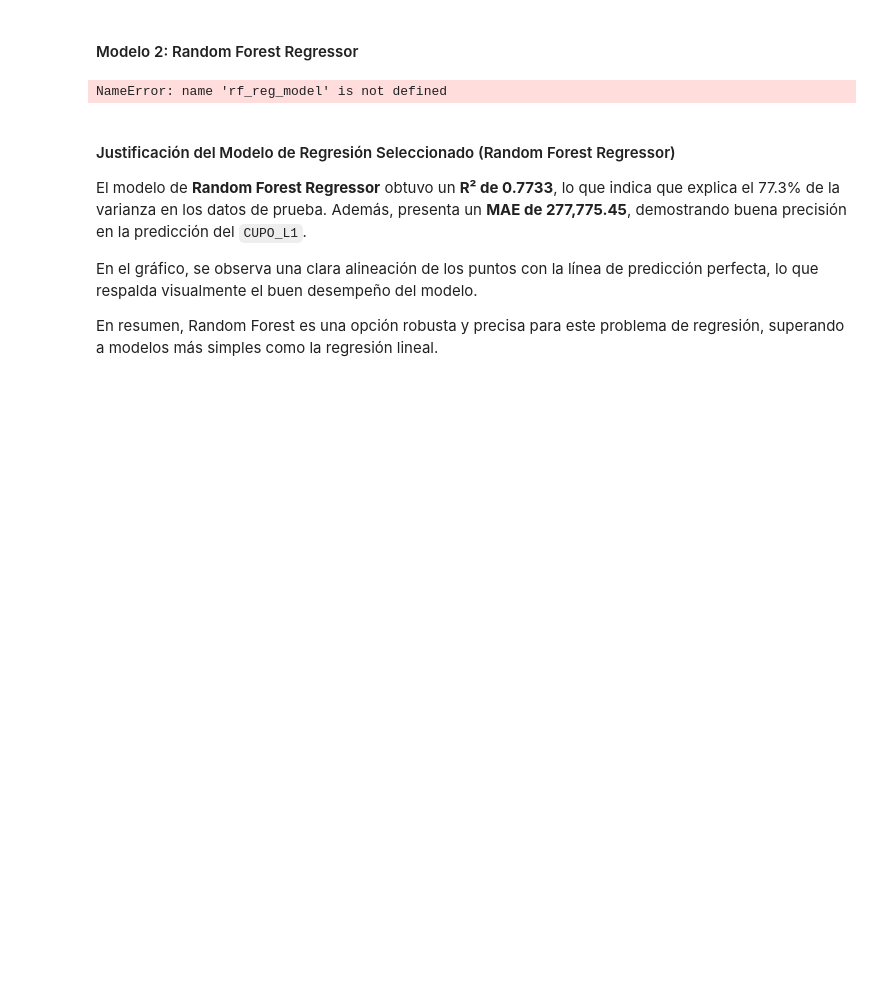
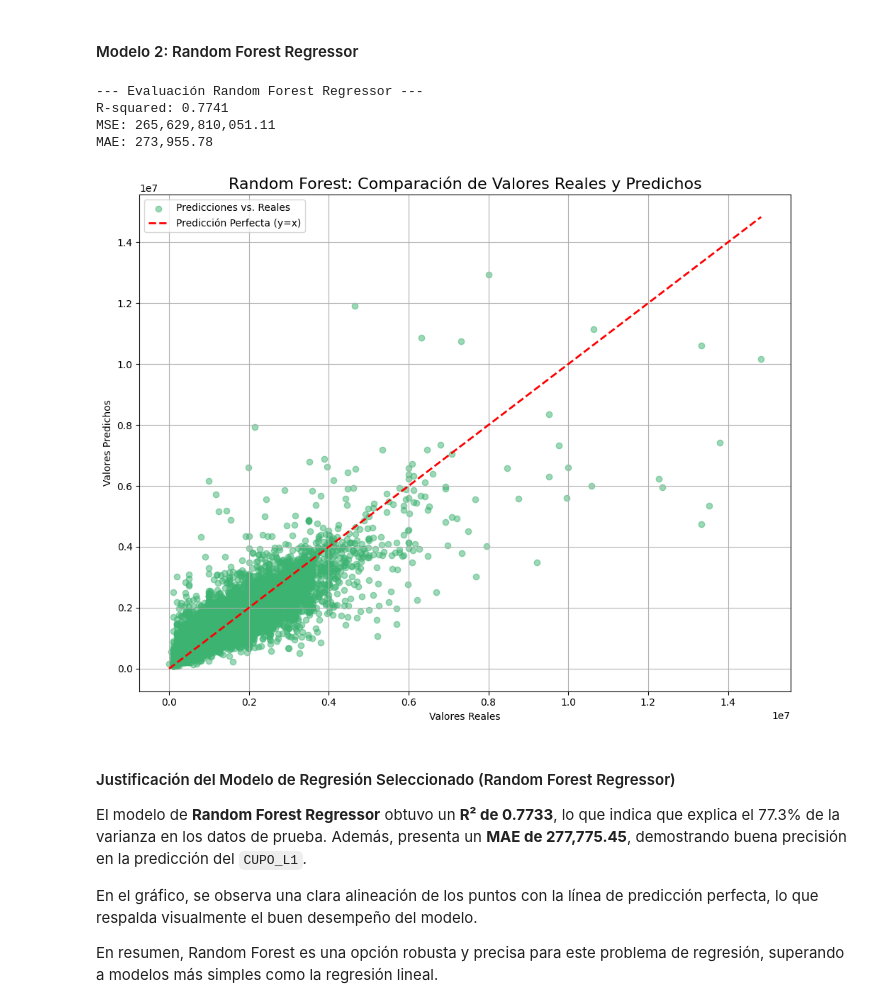
Before and after one commit to 4mnesia/MachineLearningRepo, a Jupyter notebook: Entrega3_ML.ipynb, the cells around one changed output. Cells and saved outputs as stored; diff of their text form; code cells hidden in the pictures; blank space fills up the shorter version.

```diff
--- a/Entrega3_ML.ipynb
+++ b/Entrega3_ML.ipynb
@@ -1652,29 +1663,40 @@ Este análisis visual complementa las métricas obtenidas (R² ≈ 0.73, MAE ≈
 # %% [markdown]
 #### Modelo 2: Random Forest Regressor
 # %%
-# Predicción y evaluación del modelo Random Forest Regressor
+# Entrenar el modelo
+rf_reg_model = RandomForestRegressor(
+    n_estimators=100, random_state=42, n_jobs=-1
+)
+rf_reg_model.fit(X_train_reg_processed, y_train_reg)
+
+# Predicción
 y_pred_rf_reg = rf_reg_model.predict(X_test_reg_processed)
 
+# Evaluación
 print('--- Evaluación Random Forest Regressor ---')
 print(f"R-squared: {r2_score(y_test_reg, y_pred_rf_reg):.4f}")
 print(f"MSE: {mean_squared_error(y_test_reg, y_pred_rf_reg):,.2f}")
 print(f"MAE: {mean_absolute_error(y_test_reg, y_pred_rf_reg):,.2f}")
 
 # Gráfico: Valores Reales vs. Predicciones
 plt.figure(figsize=(10, 8))
 plt.scatter(y_test_reg, y_pred_rf_reg, alpha=0.5, color='mediumseagreen', label='Predicciones vs. Reales')
-plt.plot([y_test_reg.min(), y_test_reg.max()], [y_test_reg.min(), y_test_reg.max()],
+plt.plot([y_test_reg.min(), y_test_reg.max()],
+         [y_test_reg.min(), y_test_reg.max()],
          color='red', linestyle='--', lw=2, label='Predicción Perfecta (y=x)')
-
 plt.title('Random Forest: Comparación de Valores Reales y Predichos', fontsize=16)
 plt.xlabel('Valores Reales')
 plt.ylabel('Valores Predichos')
 plt.legend()
 plt.grid(True)
 plt.tight_layout()
 plt.show()
 # %% [output]
-NameError: name 'rf_reg_model' is not defined
+--- Evaluación Random Forest Regressor ---
+R-squared: 0.7741
+MSE: 265,629,810,051.11
+MAE: 273,955.78
+[figure, added]
 # %% [markdown]
 #### Justificación del Modelo de Regresión Seleccionado (Random Forest Regressor)
 El modelo de **Random Forest Regressor** obtuvo un **R² de 0.7733**, lo que indica que explica el 77.3% de la varianza en los datos de prueba. Además, presenta un **MAE de 277,775.45**, demostrando buena precisión en la predicción del `CUPO_L1`.
```
Also changed, not shown: parts of 10 cells of this notebook, 13 other files.
